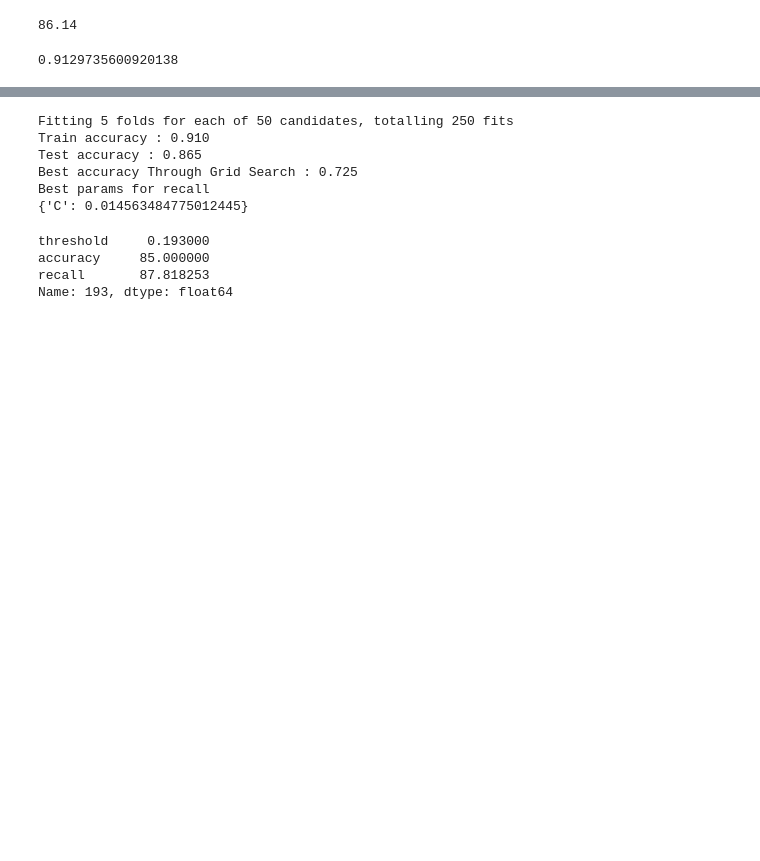
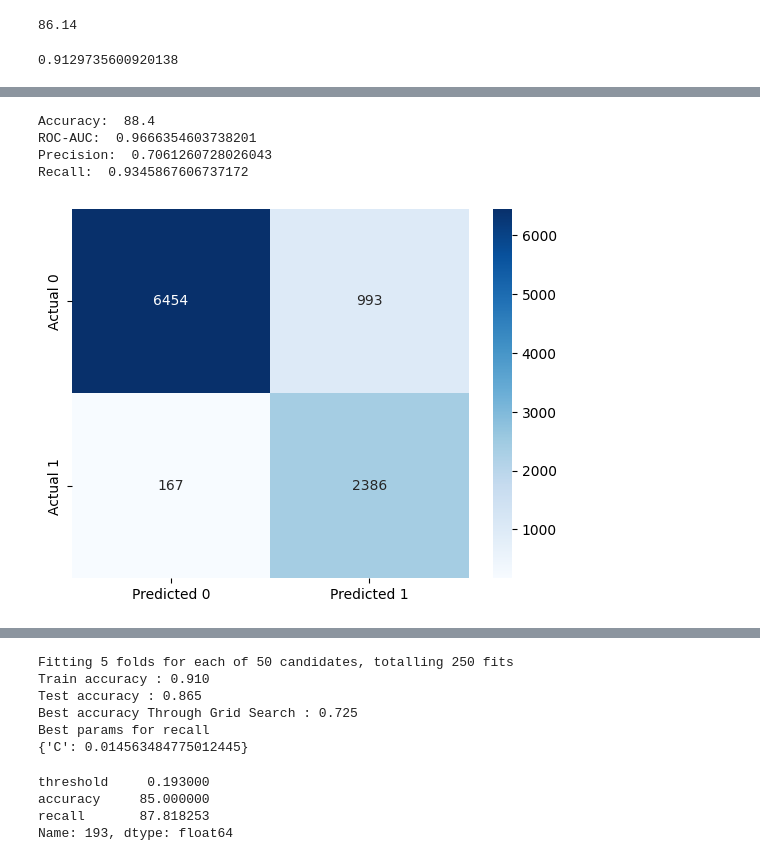
Before and after one commit to LinhNgaNguyen/STAT303-3-Project, a Jupyter notebook: Logistic_Regression.ipynb, the cells around one changed output, grey strips where cells are left out. Saved outputs shown, nothing was run; the diff lists cells and outputs as text; code cells hidden in the pictures; blank space fills up the shorter version.

Commit message:
Logistic regression 2

```diff
--- a/Logistic_Regression.ipynb
+++ b/Logistic_Regression.ipynb
@@ -118,0 +105,20 @@ Accuracy:  0.8614
+# %%
+tree = LogisticRegression(random_state=1).fit(X_train, y_train)
+
+cross_val_ypred = cross_val_predict(LogisticRegression(random_state=1), X_train,
+                                              y_train, cv = 5, method = 'predict_proba')
+
+metrics = pd.DataFrame()
+i = 0
+threshold_hyperparam = np.arange(0, 1.01, 0.001)
+
+for threshold in threshold_hyperparam:
+  predicted = cross_val_ypred[:, 1] > threshold
+  predicted = predicted.astype(int)
+
+  accuracy = accuracy_score(predicted, y_train)*100
+  metrics.loc[i, 'threshold'] = threshold
+  metrics.loc[i, 'accuracy'] = accuracy
+  metrics.loc[i, 'recall'] = recall_score(y_train, predicted)*100
+
+  i = i + 1
@@ -118,0 +139,34 @@ Accuracy:  0.8614
+# %%
+# Performance metrics computation for the optimum decision threshold probability
+desired_threshold = 0.188
+
+tree.fit(X_train, y_train)
+
+y_pred_prob = tree.predict_proba(X_train)[:,1]
+
+# Classifying observations in the positive class (y = 1) if the predicted probability is greater
+# than the desired decision threshold probability
+y_pred = y_pred_prob > desired_threshold
+y_pred = y_pred.astype(int)
+
+#Computing the accuracy
+print("Accuracy: ",accuracy_score(y_pred, y_train)*100)
+
+#Computing the ROC-AUC
+fpr, tpr, auc_thresholds = roc_curve(y_train, y_pred_prob)
+print("ROC-AUC: ",auc(fpr, tpr))# AUC of ROC
+
+#Computing the precision and recall
+print("Precision: ", precision_score(y_train, y_pred))
+print("Recall: ", recall_score(y_train, y_pred))
+
+#Confusion matrix
+cm = pd.DataFrame(confusion_matrix(y_train, y_pred),
+                  columns=['Predicted 0', 'Predicted 1'], index = ['Actual 0', 'Actual 1'])
+sns.heatmap(cm, annot=True, cmap='Blues', fmt='g');
+# %% [output]
+Accuracy:  88.4
+ROC-AUC:  0.9666354603738201
+Precision:  0.7061260728026043
+Recall:  0.9345867606737172
+[figure, added]
```
Also changed, not shown: parts of 22 cells of this notebook.
